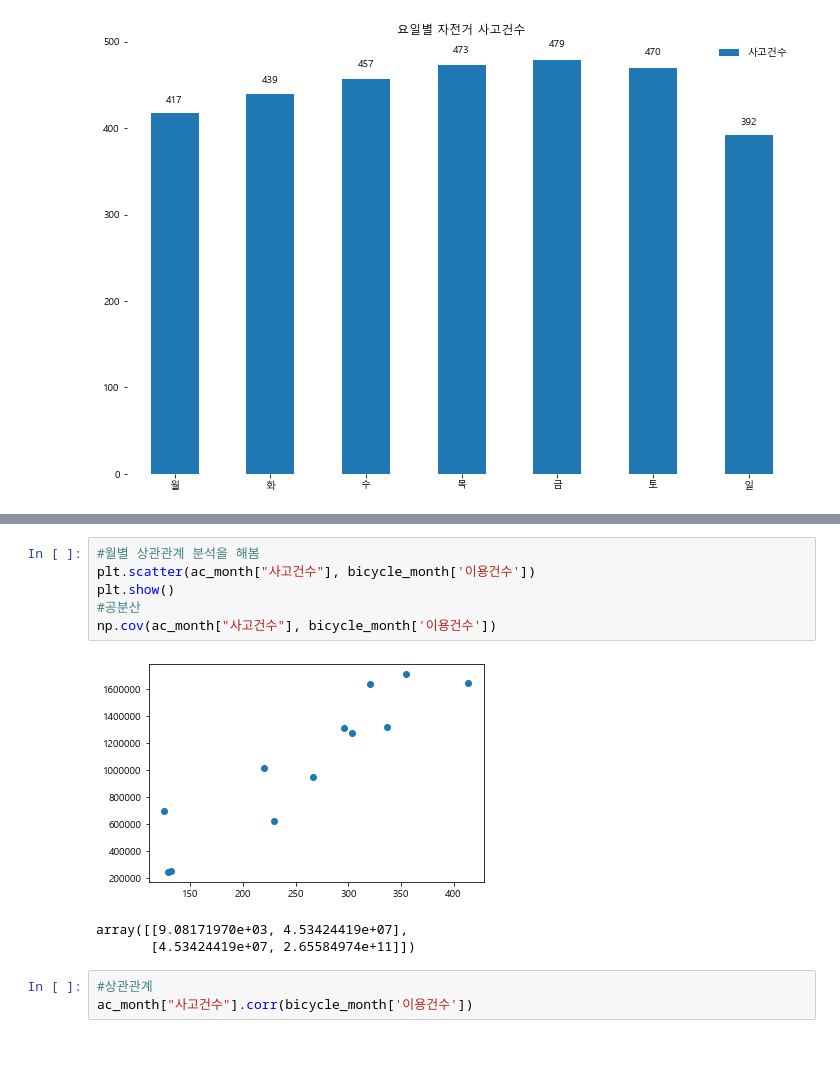
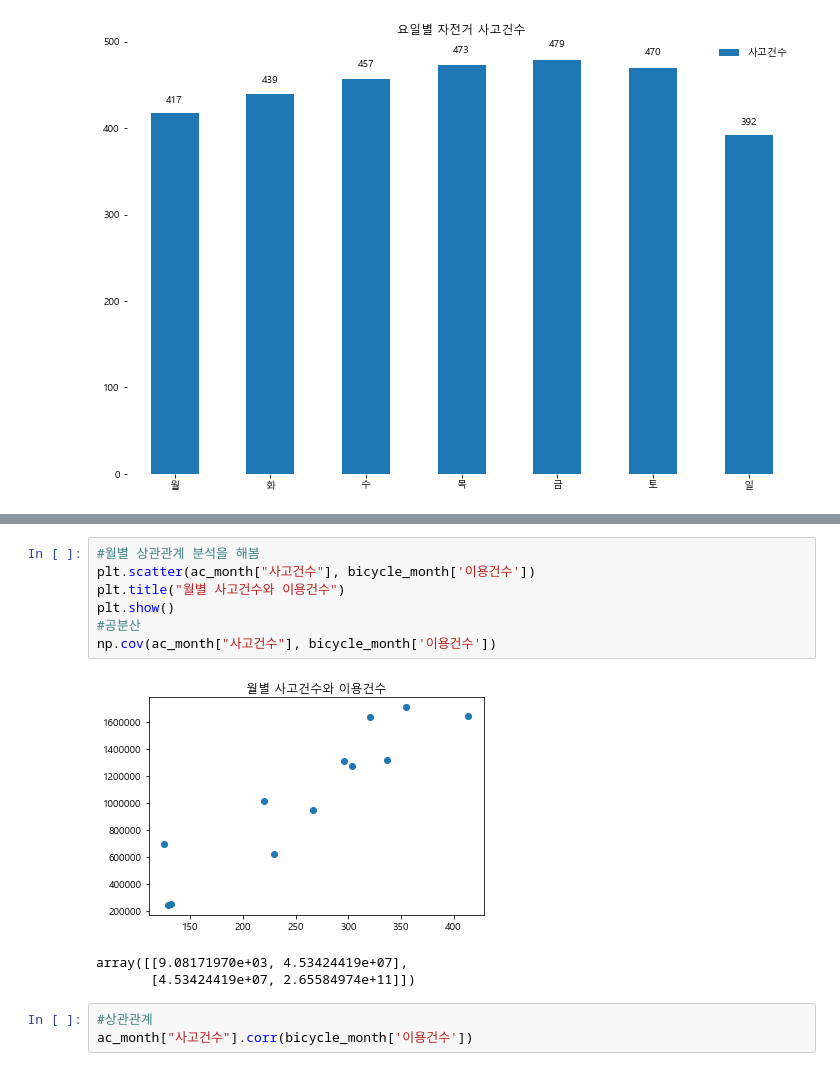
Before and after one commit to LeeHwayeon/bicycle-analysis, a Jupyter notebook: 화연/자전거 이용현황+교통사고(17+18).ipynb, the cells around one changed output, grey strips where cells are left out. Drawn from its saved outputs; the diff is of its cells as text.

```diff
--- a/화연/자전거 이용현황+교통사고(17+18).ipynb
+++ b/화연/자전거 이용현황+교통사고(17+18).ipynb
@@ -567,11 +523,12 @@ plt.show()
 # %%
 #월별 상관관계 분석을 해봄
 plt.scatter(ac_month["사고건수"], bicycle_month['이용건수'])
+plt.title("월별 사고건수와 이용건수")
 plt.show()
 #공분산
 np.cov(ac_month["사고건수"], bicycle_month['이용건수'])
 # %% [output]
-[figure, old version]
+[figure, new version]
 array([[9.08171970e+03, 4.53424419e+07],
        [4.53424419e+07, 2.65584974e+11]])
 # %%
```
Also changed, not shown: parts of 13 cells of this notebook, 12 other files.
